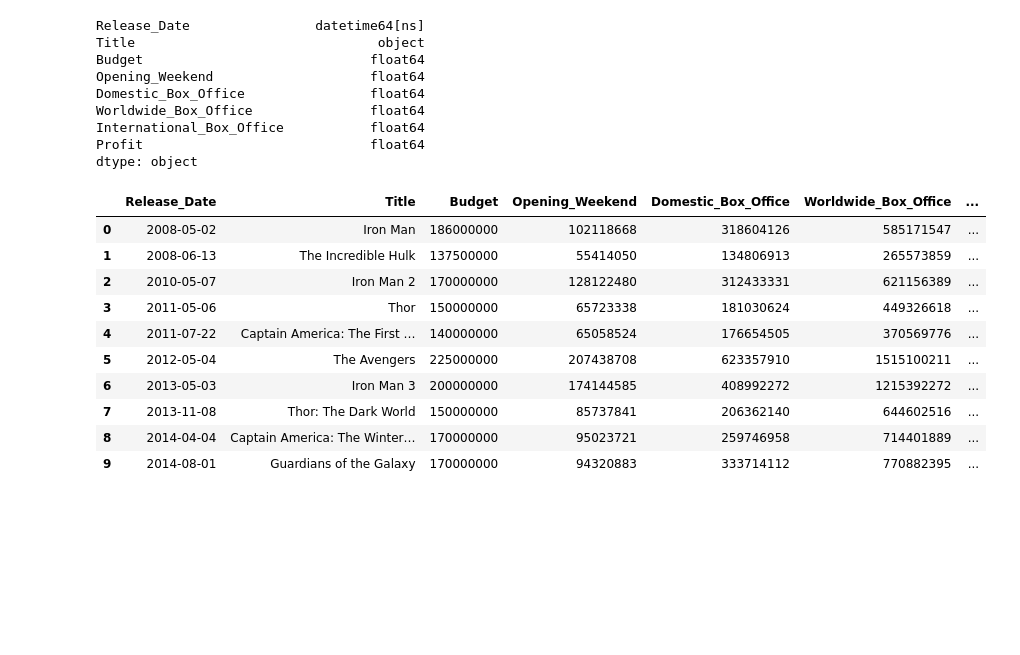
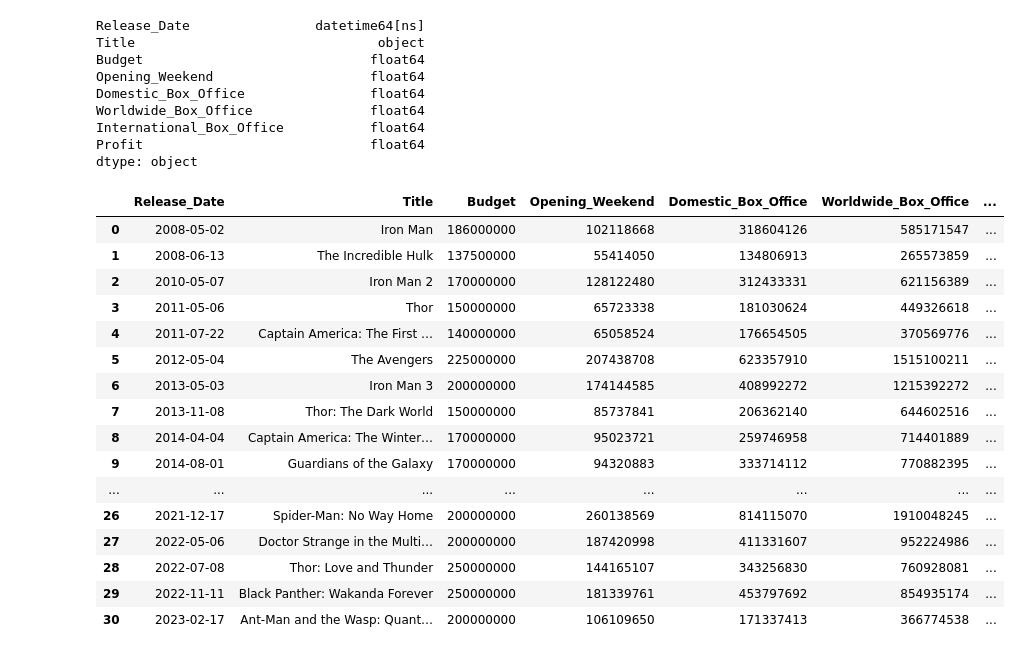
Before and after one commit to Kevin-McConchie/Marvel-Box-Office, a Jupyter notebook: Marvel Box Office.ipynb, the cells around one changed output. Saved outputs shown, nothing was run; the diff lists cells and outputs as text; code cells hidden in the pictures; blank space fills up the shorter version.

```diff
--- a/Marvel Box Office.ipynb
+++ b/Marvel Box Office.ipynb
@@ -122,20 +122,26 @@ fig.show()
 # %%
 # Assign MCU phases
 movies_df.reset_index(drop=True, inplace=True)
 movies_df.loc[0:5,'Phase'] = 1
 movies_df.loc[6:11,'Phase'] = 2
-movies_df.loc[12:23,'Phase'] = 3
-movies_df.loc[24:30,'Phase'] = 4
-movies_df.head(10)
+movies_df.loc[12:21,'Phase'] = 3
+movies_df.loc[22:30,'Phase'] = 4
+movies_df
 # %% [output]
 |  | Release_Date | Title | Budget | Opening_Weekend | Domestic_Box_Office | Worldwide_Box_Office | ... |
 | 0 | 2008-05-02 | Iron Man | 186000000 | 102118668 | 318604126 | 585171547 | ... |
 | 1 | 2008-06-13 | The Incredible Hulk | 137500000 | 55414050 | 134806913 | 265573859 | ... |
 | 2 | 2010-05-07 | Iron Man 2 | 170000000 | 128122480 | 312433331 | 621156389 | ... |
 | 3 | 2011-05-06 | Thor | 150000000 | 65723338 | 181030624 | 449326618 | ... |
 | 4 | 2011-07-22 | Captain America: The First … | 140000000 | 65058524 | 176654505 | 370569776 | ... |
 | 5 | 2012-05-04 | The Avengers | 225000000 | 207438708 | 623357910 | 1515100211 | ... |
 | 6 | 2013-05-03 | Iron Man 3 | 200000000 | 174144585 | 408992272 | 1215392272 | ... |
 | 7 | 2013-11-08 | Thor: The Dark World | 150000000 | 85737841 | 206362140 | 644602516 | ... |
 | 8 | 2014-04-04 | Captain America: The Winter… | 170000000 | 95023721 | 259746958 | 714401889 | ... |
 | 9 | 2014-08-01 | Guardians of the Galaxy | 170000000 | 94320883 | 333714112 | 770882395 | ... |
+| ... | ... | ... | ... | ... | ... | ... | ... |
+| 26 | 2021-12-17 | Spider-Man: No Way Home | 200000000 | 260138569 | 814115070 | 1910048245 | ... |
+| 27 | 2022-05-06 | Doctor Strange in the Multi… | 200000000 | 187420998 | 411331607 | 952224986 | ... |
+| 28 | 2022-07-08 | Thor: Love and Thunder | 250000000 | 144165107 | 343256830 | 760928081 | ... |
+| 29 | 2022-11-11 | Black Panther: Wakanda Forever | 250000000 | 181339761 | 453797692 | 854935174 | ... |
+| 30 | 2023-02-17 | Ant-Man and the Wasp: Quant… | 200000000 | 106109650 | 171337413 | 366774538 | ... |
```
Also changed, not shown: parts of 6 cells of this notebook.
